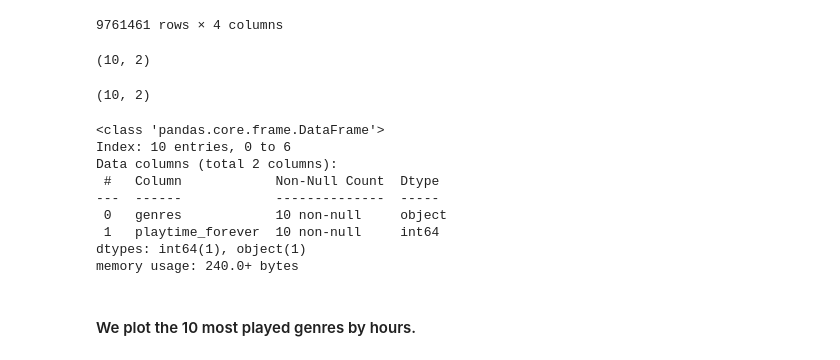
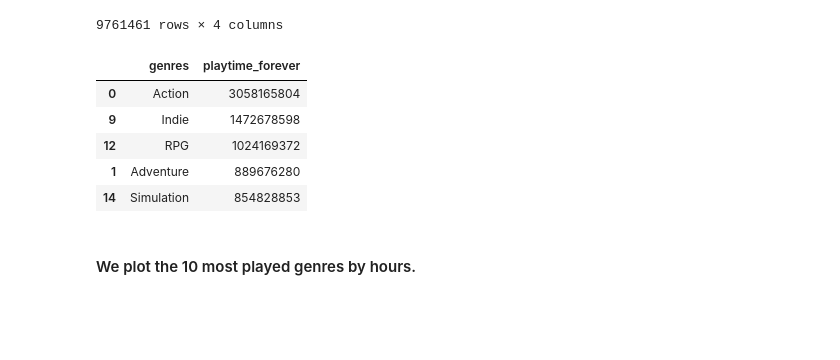
Before and after one commit to PatoMarzi/Steam_ML, a Jupyter notebook: EDA.ipynb, the cells around one changed output. Drawn from its saved outputs; the diff is of its cells as text; code cells hidden in the pictures; blank space fills up the shorter version.

```diff
--- a/EDA.ipynb
+++ b/EDA.ipynb
@@ -283,25 +280,14 @@ df2 = df2.groupby(by = 'genres')['playtime_forever'].sum().reset_index()
 df2 = pd.DataFrame(df2)
 df2 = df2.nlargest(10, columns = 'playtime_forever')
 # %%
-df2.shape
+df2.head()
 # %% [output]
-(10, 2)
+|  | genres | playtime_forever |
+| 0 | Action | 3058165804 |
+| 9 | Indie | 1472678598 |
+| 12 | RPG | 1024169372 |
+| 1 | Adventure | 889676280 |
+| 14 | Simulation | 854828853 |
-# %%
-df2.shape
-# %% [output]
-(10, 2)
-# %%
-df2.info()
-# %% [output]
-<class 'pandas.core.frame.DataFrame'>
-Index: 10 entries, 0 to 6
-Data columns (total 2 columns):
- #   Column            Non-Null Count  Dtype
----  ------            --------------  -----
- 0   genres            10 non-null     object
- 1   playtime_forever  10 non-null     int64
-dtypes: int64(1), object(1)
-memory usage: 240.0+ bytes
 # %%
 top10 = df2['playtime_forever'].nlargest(10)
 # %% [markdown]
```
Also changed, not shown: parts of 18 cells of this notebook, 2 other files.
